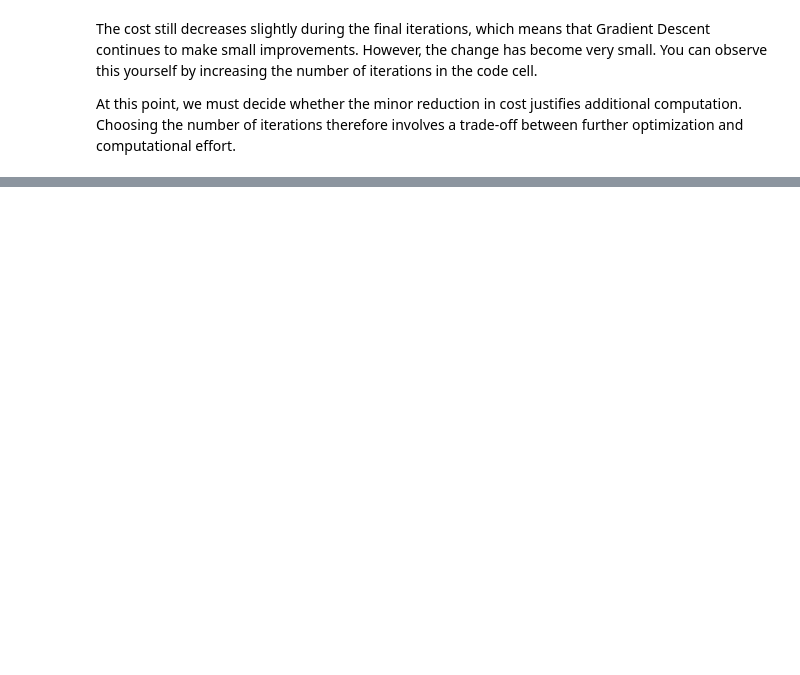
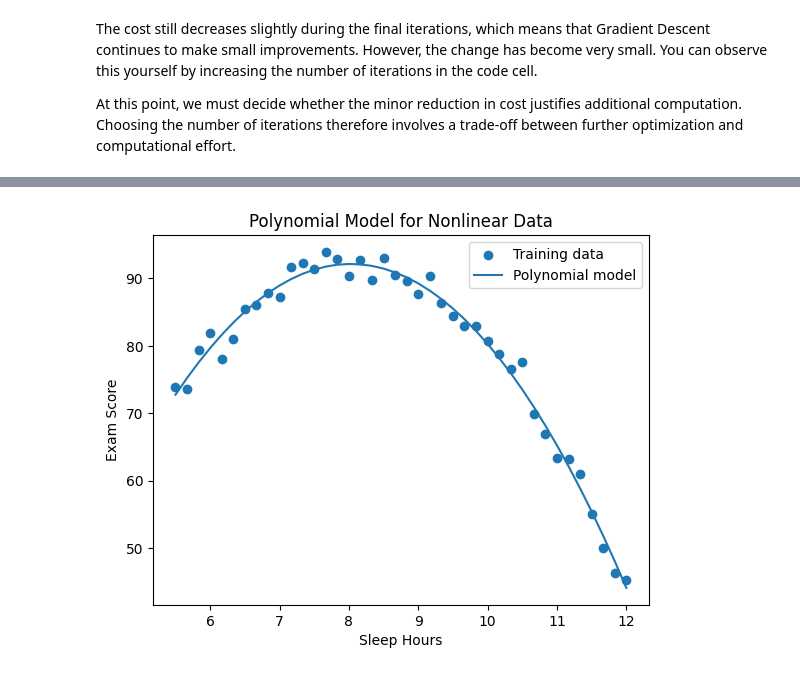
Before and after one commit to MonasteryStudent/ml-from-scratch, a Jupyter notebook: notebooks/02_multiple_linear_regression/multiple_linear_regression.ipynb, the cells around one changed output, grey strips where cells are left out. Cells and saved outputs as stored; diff of their text form; code cells hidden in the pictures; blank space fills up the shorter version.

```diff
--- a/notebooks/02_multiple_linear_regression/multiple_linear_regression.ipynb
+++ b/notebooks/02_multiple_linear_regression/multiple_linear_regression.ipynb
@@ -489,0 +597,9 @@ In the next chapter, we will return to the sleep feature introduced earlier in t
+# %%
+X_polynomial = np.column_stack(
+    (
+        sleep,
+        sleep**2,
+    )
+)
+
+X_polynomial_scaled = standardize_features(X_polynomial)
@@ -489,0 +610,32 @@ In the next chapter, we will return to the sleep feature introduced earlier in t
+# %%
+alpha = 1e-1
+iterations = 10000
+
+w_polynomial, b_polynomial = fit(
+    X_polynomial_scaled,
+    exam_scores,
+    alpha,
+    iterations,
+)
+
+polynomial_predictions = predict(
+    X_polynomial_scaled,
+    w_polynomial,
+    b_polynomial,
+)
+
+plt.scatter(sleep, exam_scores, label="Training data")
+
+plt.plot(
+    sleep[sorted_indices],
+    polynomial_predictions[sorted_indices],
+    label="Polynomial model",
+)
+
+plt.xlabel("Sleep Hours")
+plt.ylabel("Exam Score")
+plt.title("Polynomial Model for Nonlinear Data")
+plt.legend()
+plt.show()
+# %% [output]
+[figure, added]
```
Also changed, not shown: parts of 25 cells of this notebook, 2 other files.
